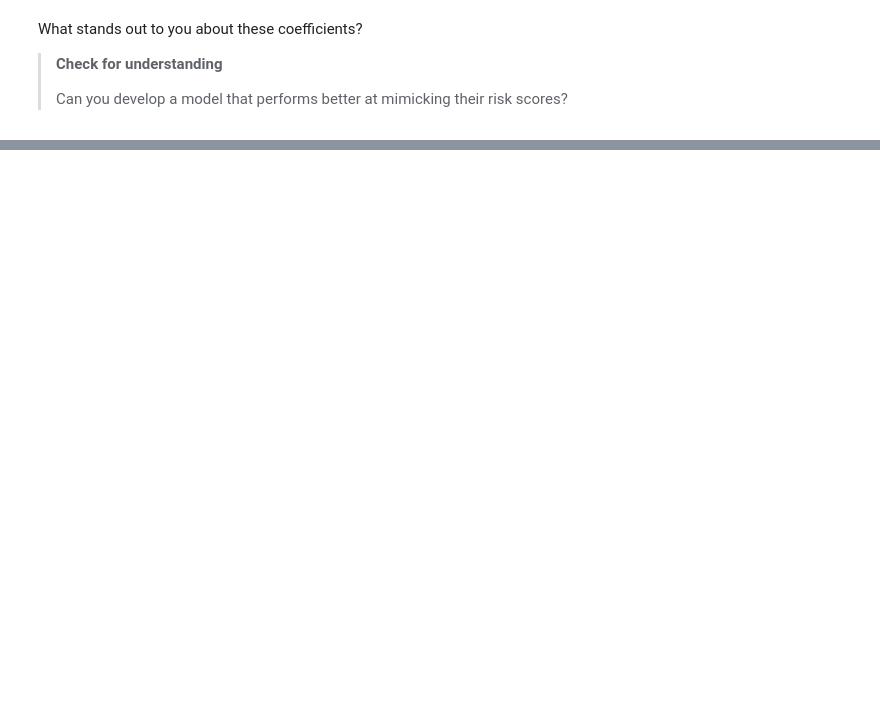
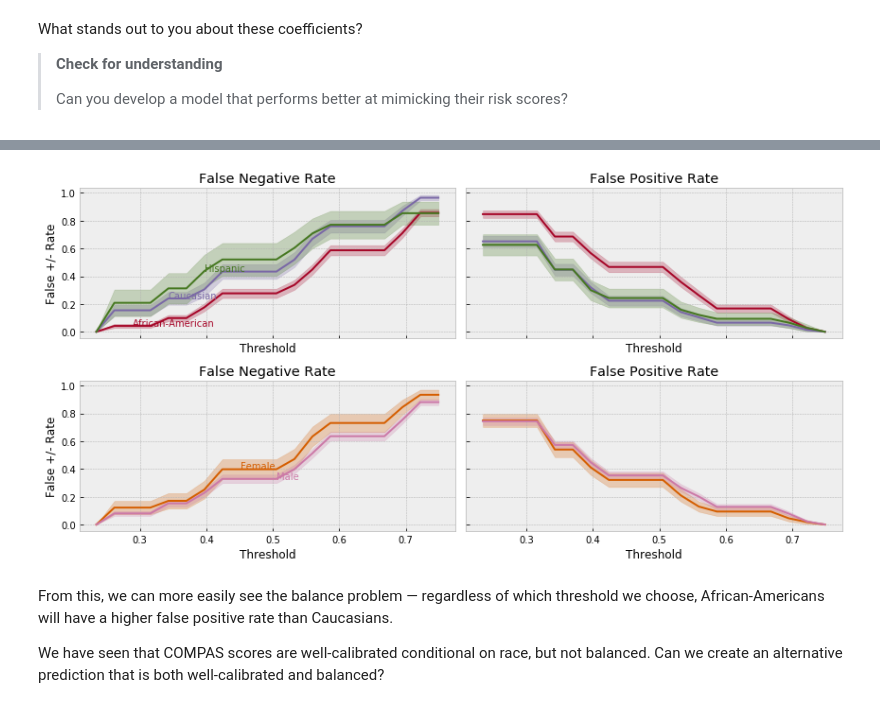
Before and after one commit to QuantEcon/quantecon-notebooks-datascience-old, a Jupyter notebook: applications/recidivism.ipynb, the cells around one changed output, grey strips where cells are left out. Drawn from its saved outputs; the diff is of its cells as text; code cells hidden in the pictures; blank space fills up the shorter version.

```diff
--- a/applications/recidivism.ipynb
+++ b/applications/recidivism.ipynb
@@ -529,0 +858,54 @@ and true positives. What do you see?
+# %%
+def balance_threshold_plot(pred, y, df, bins=20):
+    fig,ax = plt.subplots(2,2, figsize=(12,6), sharey=True,
+                          sharex=True)
+    x = np.linspace(min(pred), max(pred), bins)
+    # get colors defined by theme
+    colors=plt.rcParams["axes.prop_cycle"].by_key()["color"]
+    for (g, group) in enumerate(groups):
+        if group in ["African-American", "Caucasian", "Hispanic"]:
+            subset=(df.race==group)
+            r = 0
+        elif group in ["Female", "Male"]:
+            subset=(df.sex==group)
+            r = 1
+        else:
+            continue
+        y_sub = y[subset]
+        pred_sub = pred[subset]
+        _ax = ax[r,0]
+        fn = np.array([np.mean(pred_sub[y_sub==1]<xi) for xi in x])
+        c1 = sum(y_sub==1)
+        sen = np.sqrt(fn*(1-fn)/c1)
+        fp = np.array([np.mean(pred_sub[y_sub==0]>xi) for xi in x])
+        c0 = sum(y_sub==0)
+        sep = np.sqrt(fp*(1-fp)/c0)
+        p=_ax.plot(x, fn, color=colors[g])
+        _ax.fill_between(x, fn-1.64*sen, fn+1.64*sen, alpha=0.25, color=colors[g])
+        _ax.annotate(group, (x[bins//7*g], fn[bins//7*g]), color=colors[g])
+        _ax.set_ylabel("False +/- Rate")
+        _ax.set_xlabel("Threshold")
+        _ax.set_title("False Negative Rate")
+
+        _ax = ax[r,1]
+        p=_ax.plot(x, fp, color=colors[g])
+        _ax.fill_between(x, fp-1.64*sep, fp+1.64*sep, alpha=0.25, color=colors[g])
+        _ax.set_xlabel("Threshold")
+        _ax.set_title("False Positive Rate")
+
+    fig.tight_layout()
+    return(fig,ax)
+
+balance_threshold_plot(decile_mod.predict_proba(X_test)[:,1],
+                       df_test["two_year_recid"],
+                       df_test);
+# %% [output]
+[figure, added]
+# %% [markdown]
+From this, we can more easily see the balance problem — regardless
+of which threshold we choose, African-Americans will have a higher
+false positive rate than Caucasians.
+
+We have seen that COMPAS scores are well-calibrated conditional on
+race, but not balanced. Can we create an alternative prediction that
+is both well-calibrated and balanced?
```
Also changed, not shown: parts of 62 cells of this notebook.
